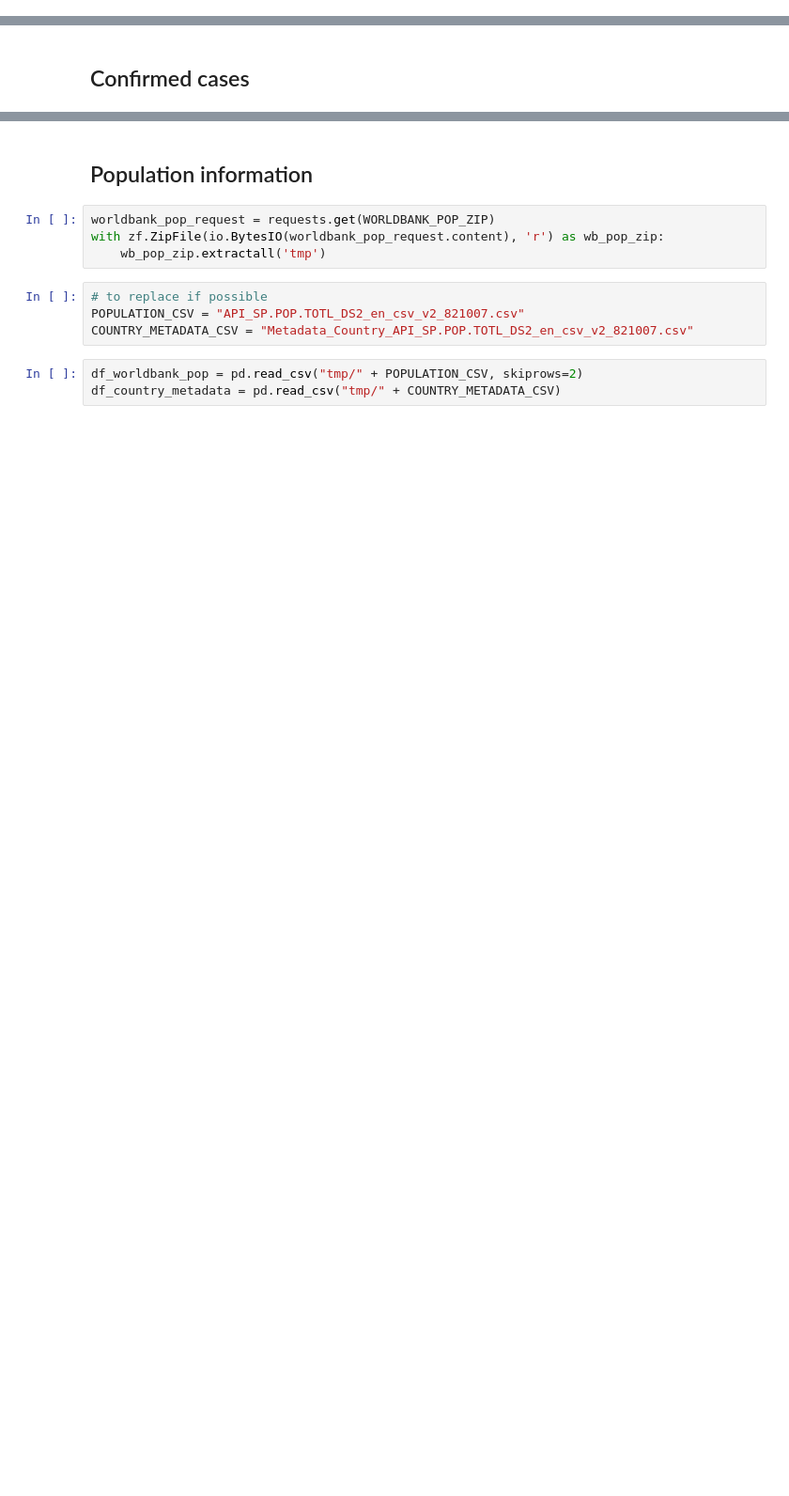
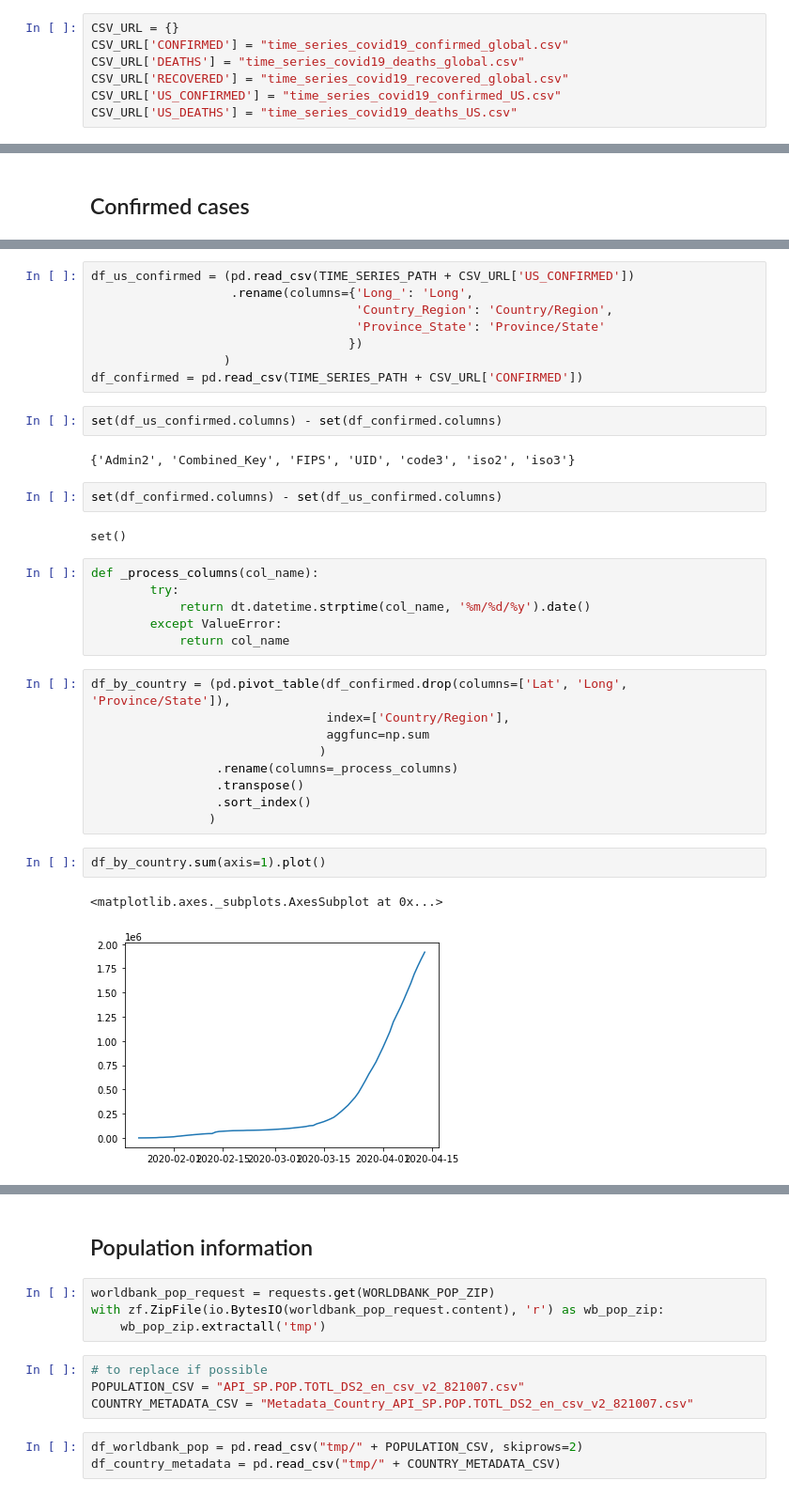
Before and after one commit to jaysttw/covid-19-analyses, a Jupyter notebook: COVID-19.ipynb, the cells around one changed output, grey strips where cells are left out. Shown at 94% size. Drawn from its saved outputs; the diff is of its cells as text; blank space fills up the shorter version.

Commit message:
First visualisations added, as well as progress towards data loading functino

```diff
--- a/COVID-19.ipynb
+++ b/COVID-19.ipynb
@@ -16,3 +14,10 @@ RECOVERIES_CSV = "time_series_19-covid-Recovered.csv"
+# %%
+CSV_URL = {}
+CSV_URL['CONFIRMED'] = "time_series_covid19_confirmed_global.csv"
+CSV_URL['DEATHS'] = "time_series_covid19_deaths_global.csv"
+CSV_URL['RECOVERED'] = "time_series_covid19_recovered_global.csv"
+CSV_URL['US_CONFIRMED'] = "time_series_covid19_confirmed_US.csv"
+CSV_URL['US_DEATHS'] = "time_series_covid19_deaths_US.csv"
 # %%
 # download OECD information
 OECD_CSV = "https://stats.oecd.org/sdmx-json/data/DP_LIVE/.POP.../OECD?contentType=csv&detail=code&separator=comma&csv-lang=en"
@@ -39,0 +45,36 @@ URLError: <urlopen error [SSL: CERTIFICATE_VERIFY_FAILED] certificate verify fai
+# %%
+df_us_confirmed = (pd.read_csv(TIME_SERIES_PATH + CSV_URL['US_CONFIRMED'])
+                   .rename(columns={'Long_': 'Long',
+                                    'Country_Region': 'Country/Region',
+                                    'Province_State': 'Province/State'
+                                   })
+                  )
+df_confirmed = pd.read_csv(TIME_SERIES_PATH + CSV_URL['CONFIRMED'])
+# %%
+set(df_us_confirmed.columns) - set(df_confirmed.columns)
+# %% [output]
+{'Admin2', 'Combined_Key', 'FIPS', 'UID', 'code3', 'iso2', 'iso3'}
+# %%
+set(df_confirmed.columns) - set(df_us_confirmed.columns)
+# %% [output]
+set()
+# %%
+def _process_columns(col_name):
+        try:
+            return dt.datetime.strptime(col_name, '%m/%d/%y').date()
+        except ValueError:
+            return col_name
+# %%
+df_by_country = (pd.pivot_table(df_confirmed.drop(columns=['Lat', 'Long', 'Province/State']),
+                                index=['Country/Region'],
+                                aggfunc=np.sum
+                               )
+                 .rename(columns=_process_columns)
+                 .transpose()
+                 .sort_index()
+                )
+# %%
+df_by_country.sum(axis=1).plot()
+# %% [output]
+<matplotlib.axes._subplots.AxesSubplot at 0x...>
+[figure, added]
```
Also changed, not shown: parts of 11 cells of this notebook.
